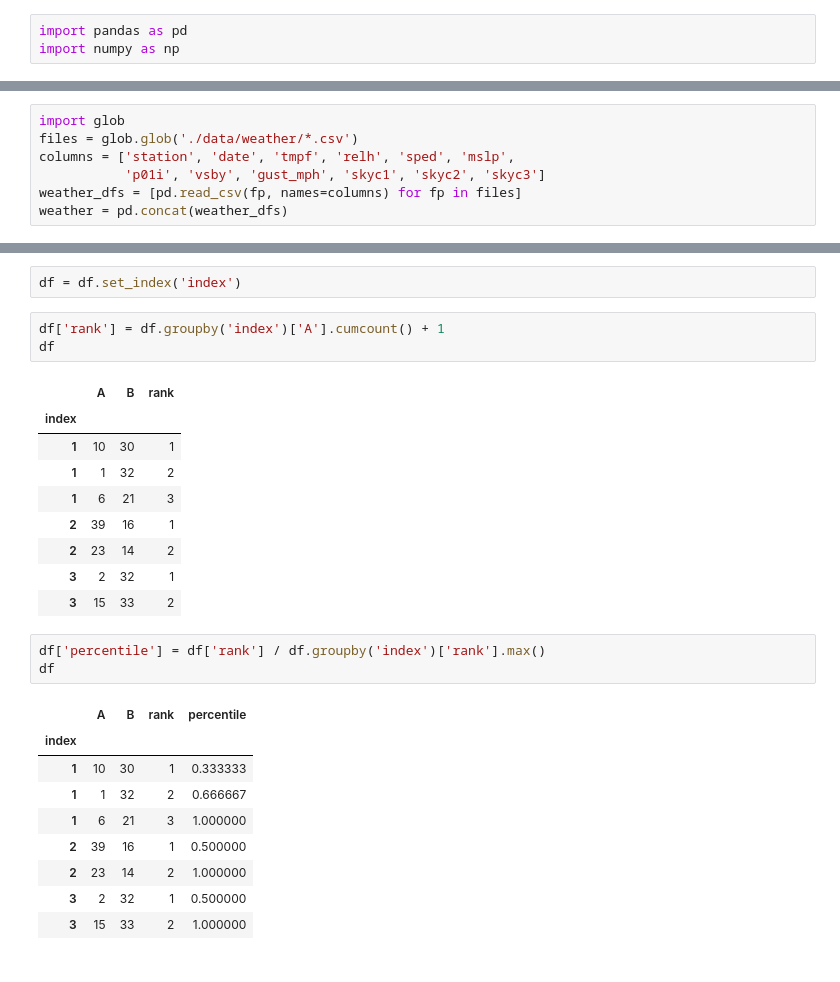
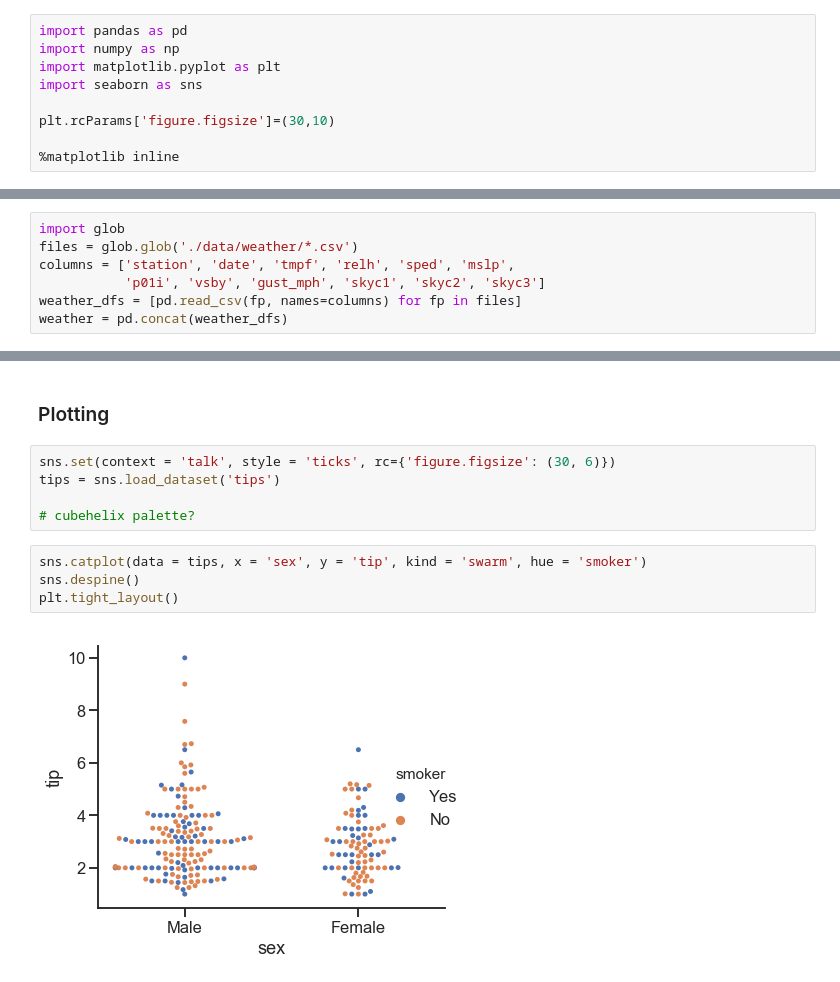
Before and after one commit to rachelpoole/Learning-material, a Jupyter notebook: Learning material.ipynb, the cells around one changed output, grey strips where cells are left out. Saved outputs shown, nothing was run; the diff lists cells and outputs as text.

Commit message:
with plots

```diff
--- a/Learning material.ipynb
+++ b/Learning material.ipynb
@@ -5,6 +5,12 @@ This notebook is for handy code snippets.
 # %%
 import pandas as pd
 import numpy as np
+import matplotlib.pyplot as plt
+import seaborn as sns
+
+plt.rcParams['figure.figsize']=(30,10)
+
+%matplotlib inline
 # %% [markdown]
 ### Error handling
 # %% [markdown]
@@ -630,28 +622,13 @@ df
-# %%
-df = df.set_index('index')
-# %%
-df['rank'] = df.groupby('index')['A'].cumcount() + 1
-df
-# %% [output]
-|  | A | B | rank |
-| index |  |  |  |
-| 1 | 10 | 30 | 1 |
-| 1 | 1 | 32 | 2 |
-| 1 | 6 | 21 | 3 |
-| 2 | 39 | 16 | 1 |
-| 2 | 23 | 14 | 2 |
-| 3 | 2 | 32 | 1 |
-| 3 | 15 | 33 | 2 |
-# %%
-df['percentile'] = df['rank'] / df.groupby('index')['rank'].max()
-df
-# %% [output]
-|  | A | B | rank | percentile |
-| index |  |  |  |  |
-| 1 | 10 | 30 | 1 | 0.333333 |
-| 1 | 1 | 32 | 2 | 0.666667 |
-| 1 | 6 | 21 | 3 | 1.000000 |
-| 2 | 39 | 16 | 1 | 0.500000 |
-| 2 | 23 | 14 | 2 | 1.000000 |
-| 3 | 2 | 32 | 1 | 0.500000 |
-| 3 | 15 | 33 | 2 | 1.000000 |
+# %% [markdown]
+### Plotting
+# %%
+sns.set(context = 'talk', style = 'ticks', rc={'figure.figsize': (30, 6)})
+tips = sns.load_dataset('tips')
+
+# cubehelix palette?
+# %%
+sns.catplot(data = tips, x = 'sex', y = 'tip', kind = 'swarm', hue = 'smoker')
+sns.despine()
+plt.tight_layout()
+# %% [output]
+[figure, added]
```
Also changed, not shown: parts of 8 cells of this notebook, 6 other files.
